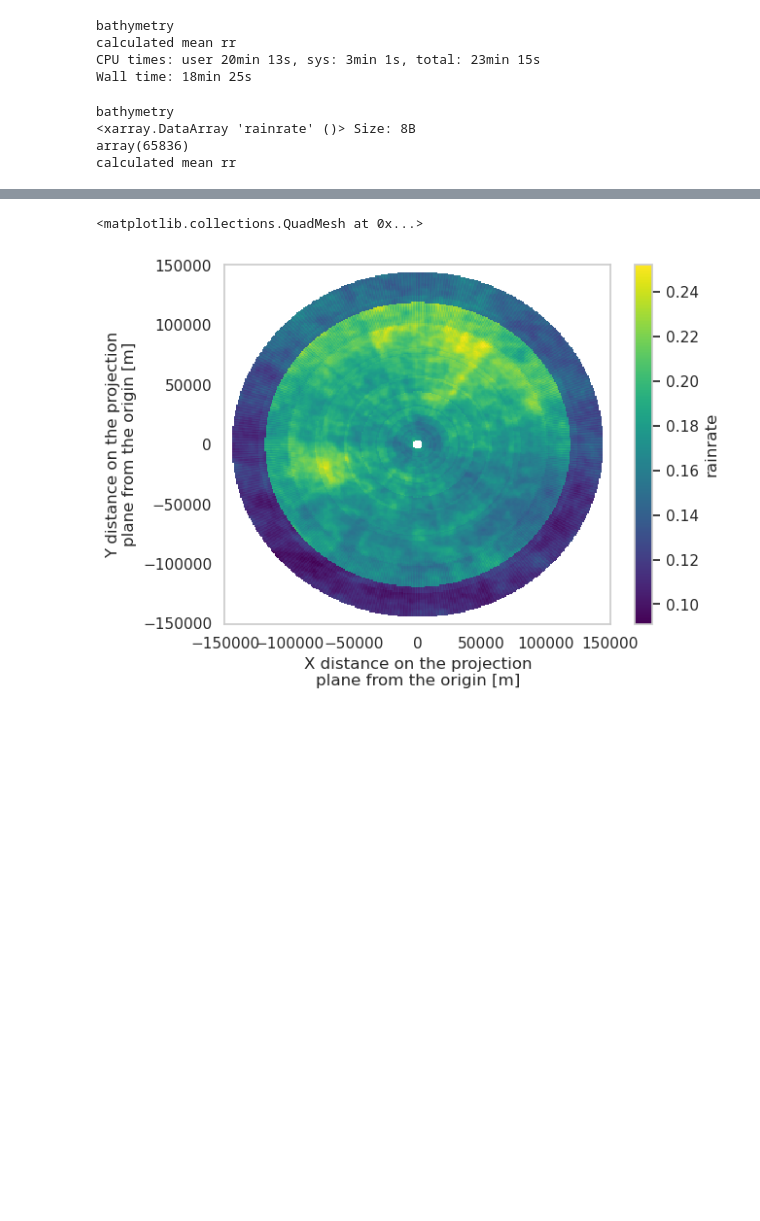
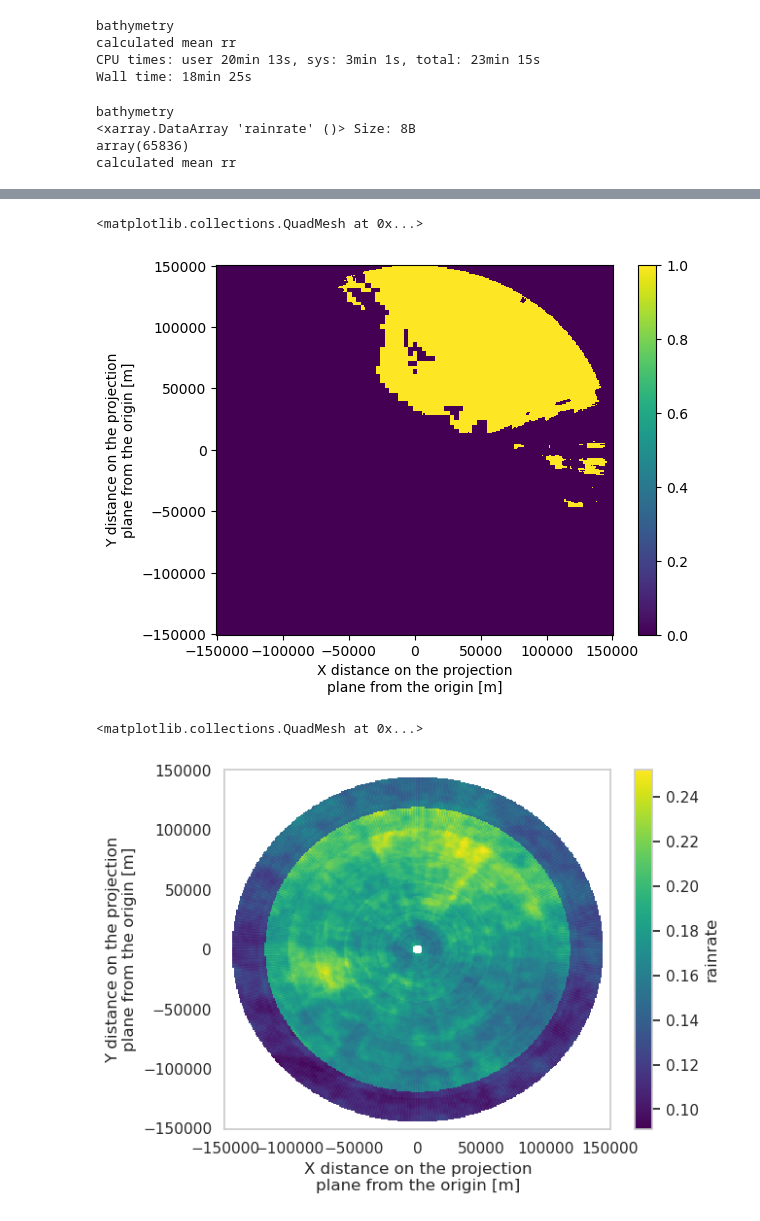
Before and after one commit to alanah-chapman/diurnal-cylces-of-clouds-and-rainfall-over-NE-QLD-during-CBS, a Jupyter notebook: BA-H8-RA_diurnal-plots.ipynb, the cells around one changed output, grey strips where cells are left out. Saved outputs shown, nothing was run; the diff lists cells and outputs as text; code cells hidden in the pictures; blank space fills up the shorter version.

```diff
--- a/BA-H8-RA_diurnal-plots.ipynb
+++ b/BA-H8-RA_diurnal-plots.ipynb
@@ -482,3 +490,8 @@ KeyboardInterrupt:
+# %%
+towns_ocean.plot()
+# %% [output]
+<matplotlib.collections.QuadMesh at 0x...>
+[figure, added]
 # %%
 def open_radar(file_path):
     with xr.open_mfdataset(file_path, engine="h5netcdf", chunks="auto") as ds:
```
Also changed, not shown: parts of 5 cells of this notebook, 4 other files.
